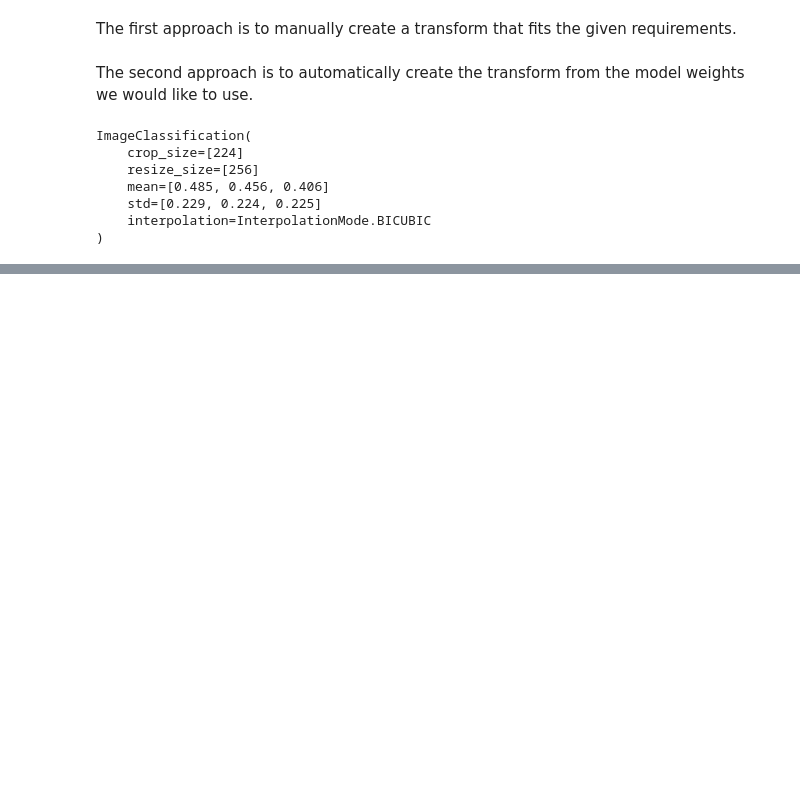
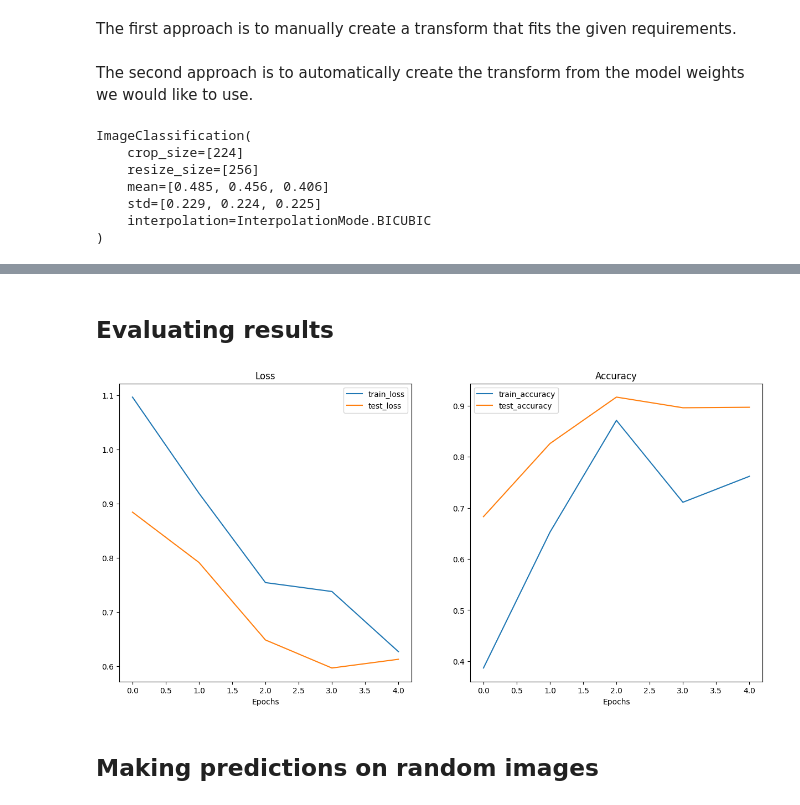
Before and after one commit to clinkerwhiff/pytorch, a Jupyter notebook: learnpytorch/06.ipynb, the cells around one changed output, grey strips where cells are left out. Cells and saved outputs as stored; diff of their text form; code cells hidden in the pictures; blank space fills up the shorter version.

```diff
--- a/learnpytorch/06.ipynb
+++ b/learnpytorch/06.ipynb
@@ -107,0 +110,3 @@ train_dataloader, test_dataloader, class_names = data_setup.create_dataloaders(
+# %%
+weights = torchvision.models.EfficientNet_B0_Weights.DEFAULT
+model = torchvision.models.efficientnet_b0(weights=weights).to(device)
@@ -107,0 +151,8 @@ train_dataloader, test_dataloader, class_names = data_setup.create_dataloaders(
+# %%
+torch.manual_seed(42)
+torch.cuda.manual_seed(42)
+output_shape = len(class_names)
+model.classifier = torch.nn.Sequential(
+    torch.nn.Dropout(p=0.2, inplace=True),
+    torch.nn.Linear(in_features=1280, out_features=output_shape, bias=True)
+).to(device)
@@ -107,0 +188,3 @@ train_dataloader, test_dataloader, class_names = data_setup.create_dataloaders(
+# %%
+loss_fn = torch.nn.CrossEntropyLoss()
+optimizer = torch.optim.Adam(model.parameters(), lr=0.001)
@@ -107,0 +196,13 @@ train_dataloader, test_dataloader, class_names = data_setup.create_dataloaders(
+# %%
+start_time = timer()
+results = engine.train(
+    model=model,
+    train_dataloader=train_dataloader,
+    test_dataloader=test_dataloader,
+    optimizer=optimizer,
+    loss_fn=loss_fn,
+    epochs=5,
+    device=device
+)
+end_time = timer()
+print(f"[INFO] Total training time: {(end_time - start_time):.3f} seconds")
@@ -107,0 +216,2 @@ train_dataloader, test_dataloader, class_names = data_setup.create_dataloaders(
+# %% [markdown]
+## Evaluating results
@@ -107,0 +227,6 @@ train_dataloader, test_dataloader, class_names = data_setup.create_dataloaders(
+# %%
+plot_loss_curves(results)
+# %% [output]
+[figure, added]
+# %% [markdown]
+## Making predictions on random images
```
Also changed, not shown: parts of 18 cells of this notebook.
